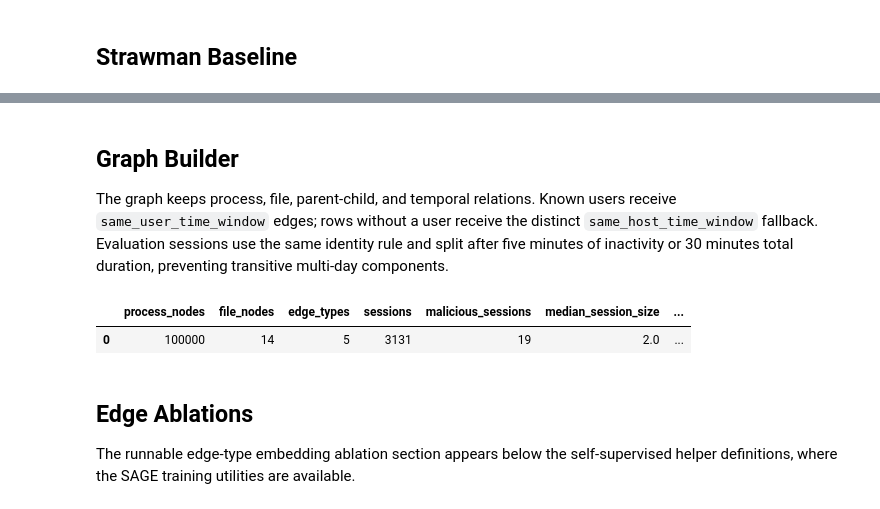
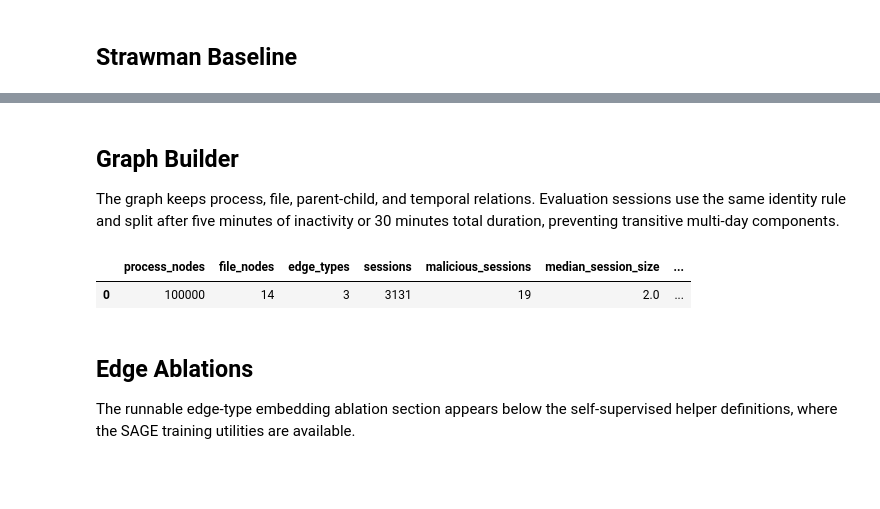
Before and after one commit to MekaelWasti/Cyber-Telemetry, a Jupyter notebook: Simplified Graph Triage.ipynb, the cells around one changed output, grey strips where cells are left out. Drawn from its saved outputs; the diff is of its cells as text; code cells hidden in the pictures; blank space fills up the shorter version.

```diff
--- a/Simplified Graph Triage.ipynb
+++ b/Simplified Graph Triage.ipynb
@@ -33,7 +33,7 @@ ROWS = 100_000
 
 RARE_FILE_MIN_DEGREE = 2
 RARE_FILE_MAX_DEGREE = 15
-SAME_USER_WINDOW = pd.Timedelta(minutes=5)
+SESSION_INACTIVITY_THRESHOLD = pd.Timedelta(minutes=5)
 MAX_SESSION_DURATION = pd.Timedelta(minutes=30)
 
 EPOCHS = 8
@@ -155,0 +259,18 @@ def run_discovery_pipeline(df, config):
+# %%
+# Create a session table with raw session statistics
+sessionized_df, sessions = make_strawman_sessions(dev_df)
+session_table = build_raw_session_stats(sessionized_df)
+
+# Get the feature columns for scoring, excluding session_id and label
+feature_columns = [c for c in session_table.columns if c not in {"session_id", "label"}]
+
+# Score on the raw session stats using StandardScaler and kNN anomaly scores
+X = StandardScaler().fit_transform(session_table[feature_columns])
+session_table["raw_session_stats_knn"] = knn_anomaly_scores(X, k=15)
+# %%
+scores = []
+for i in range(len(X)):
+    score_i = np.mean([np.linalg.norm(X[i] - X[j]) for j in range(15)])
+    scores.append(score_i)
+
+scores
@@ -156,7 +311,7 @@ def run_discovery_pipeline(df, config):
 # %% [markdown]
 ## Graph Builder
 
-The graph keeps process, file, parent-child, and temporal relations. Known users receive `same_user_time_window` edges; rows without a user receive the distinct `same_host_time_window` fallback. Evaluation sessions use the same identity rule and split after five minutes of inactivity or 30 minutes total duration, preventing transitive multi-day components.
+The graph keeps process, file, parent-child, and temporal relations. Evaluation sessions use the same identity rule and split after five minutes of inactivity or 30 minutes total duration, preventing transitive multi-day components.
 # %%
 class TelemetryGraphBuilder:
     FEATURE_COLS = [
@@ -179,29 +334,30 @@ class TelemetryGraphBuilder:
         self,
         rare_file_min_degree=RARE_FILE_MIN_DEGREE,
         rare_file_max_degree=RARE_FILE_MAX_DEGREE,
-        same_user_window=SAME_USER_WINDOW,
-        max_session_duration=MAX_SESSION_DURATION,
     ):
         self.rare_file_min_degree = rare_file_min_degree
         self.rare_file_max_degree = rare_file_max_degree
-        self.same_user_window = same_user_window
-        self.max_session_duration = max_session_duration
 
     def build(self, df):
         self.df = df.copy().reset_index(drop=True)
+
+        # Process the dataframe for use in graph construction
         self.df["process_started"] = pd.to_datetime(self.df["process_started"], errors="coerce", utc=True)
         self.process_ids = self.df["pid_hash"].tolist()
+
+        # Create a mapping from process IDs to their corresponding indices in the graph
         self.node_index = {pid: i for i, pid in enumerate(self.process_ids)}
         self.file_index = {}
+
+        # Contain Parent to Child Edges and File Touches Edges
         self.parent_child_edges = []
-        self.same_user_edges = []
-        self.same_host_edges = []
         self.touches_edges = []
+
+        # Mapping from files to the processes that touch them
         self.file_to_processes = {}
 
+        # Add edges for parent-child relationships, and file touches
         self._add_parent_child_edges()
-        self._add_same_user_edges()
-        self._add_same_host_edges()
         self._add_file_edges()
 
         data = self._to_heterodata()
@@ -254,10 +410,6 @@ class TelemetryGraphBuilder:
 
         if self.parent_child_edges:
             data["process", "parent_child", "process"].edge_index = self._edge_tensor(self.parent_child_edges)
-        if self.same_user_edges:
-            data["process", "same_user_time_window", "process"].edge_index = self._edge_tensor(self.same_user_edges)
-        if self.same_host_edges:
-            data["process", "same_host_time_window", "process"].edge_index = self._edge_tensor(self.same_host_edges)
         if self.touches_edges:
             ei = self._edge_tensor(self.touches_edges)
             data["process", "touches", "file"].edge_index = ei
@@ -294,8 +446,8 @@ class TelemetryGraphBuilder:
                 name=None,
             ):
                 should_split = current and (
-                    event_time - previous_time > self.same_user_window
-                    or event_time - session_start > self.max_session_duration
+                    event_time - previous_time > SESSION_INACTIVITY_THRESHOLD
+                    or event_time - session_start > MAX_SESSION_DURATION
                 )
                 if should_split:
                     sessions.append(current)
@@ -321,9 +473,9 @@ class TelemetryGraphBuilder:
 
 
 builder = TelemetryGraphBuilder()
-graph_data = builder.build(late_df)
+graph_data = builder.build(dev_df)
 sessions = builder.sessions
-process_df = late_df.set_index("pid_hash").reindex(builder.process_ids).reset_index()
+process_df = dev_df.set_index("pid_hash").reindex(builder.process_ids).reset_index()
 
 session_sizes = np.asarray([len(session) for session in sessions])
 session_spans = np.asarray([
@@ -334,36 +486,34 @@ session_spans = np.asarray([
     for session in sessions
 ])
 
 session_sizes = np.asarray([len(session) for session in sessions])
 session_spans = np.asarray([
     (
         process_df.loc[session, "_time"].max()
         - process_df.loc[session, "_time"].min()
     ).total_seconds() / 60.0
     for session in sessions
 ])
 
 build_summary = pd.DataFrame([{
     "process_nodes": graph_data["process"].num_nodes,
     "file_nodes": graph_data["file"].num_nodes,
     "edge_types": len(graph_data.edge_types),
     "sessions": len(sessions),
     "malicious_sessions": int(sum(any(graph_data["process"].y[n].item() == 1 for n in s) for s in sessions)),
     "median_session_size": float(np.median(session_sizes)),
     "p95_session_size": float(np.quantile(session_sizes, 0.95)),
     "max_session_size": int(session_sizes.max()),
     "p95_session_minutes": float(np.quantile(session_spans, 0.95)),
     "max_session_minutes": float(session_spans.max()),
     "parent_child_edges": len(builder.parent_child_edges),
-    "same_user_edges": len(builder.same_user_edges),
-    "same_host_edges": len(builder.same_host_edges),
     "touches_edges": len(builder.touches_edges),
 }])
 
 display(build_summary)
 # %% [output]
 |  | process_nodes | file_nodes | edge_types | sessions | malicious_sessions | median_session_size | ... |
-| 0 | 100000 | 14 | 5 | 3131 | 19 | 2.0 | ... |
+| 0 | 100000 | 14 | 3 | 3131 | 19 | 2.0 | ... |
 # %% [markdown]
 ## Edge Ablations
 
```
Also changed, not shown: parts of 8 cells of this notebook, 2 other files.
